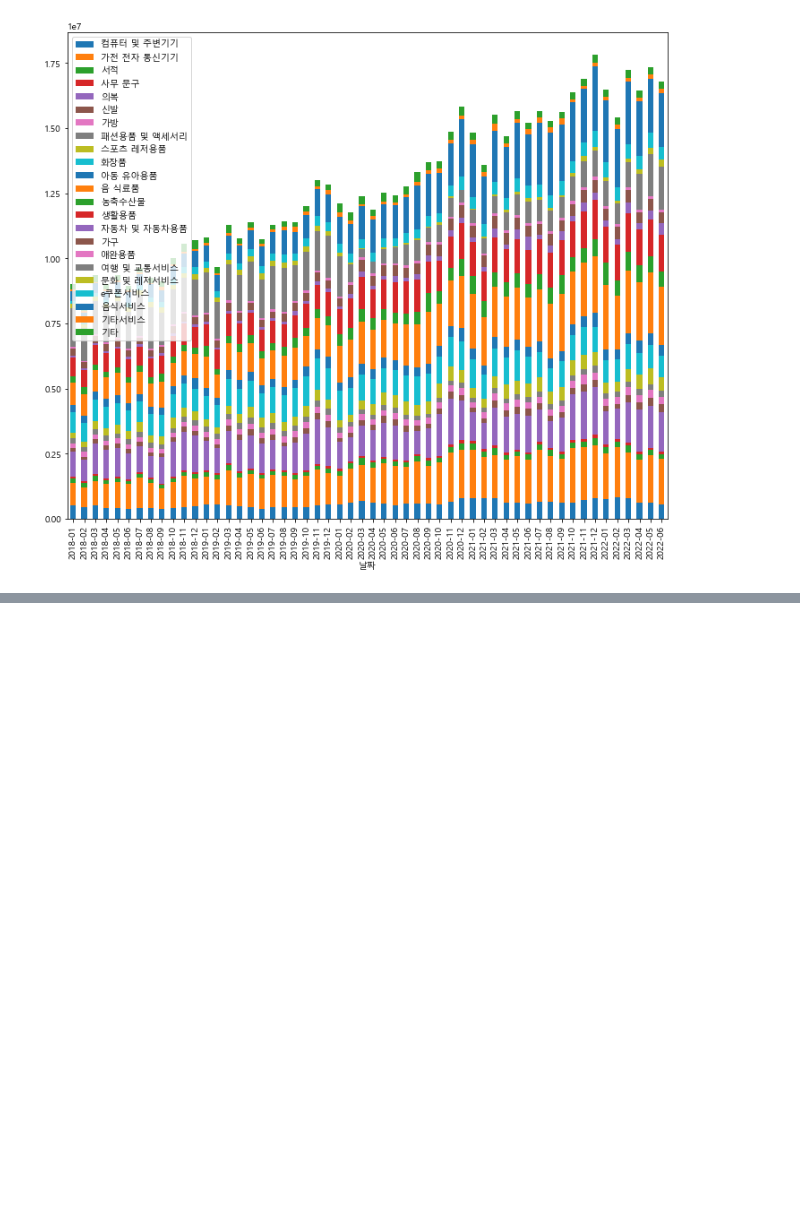
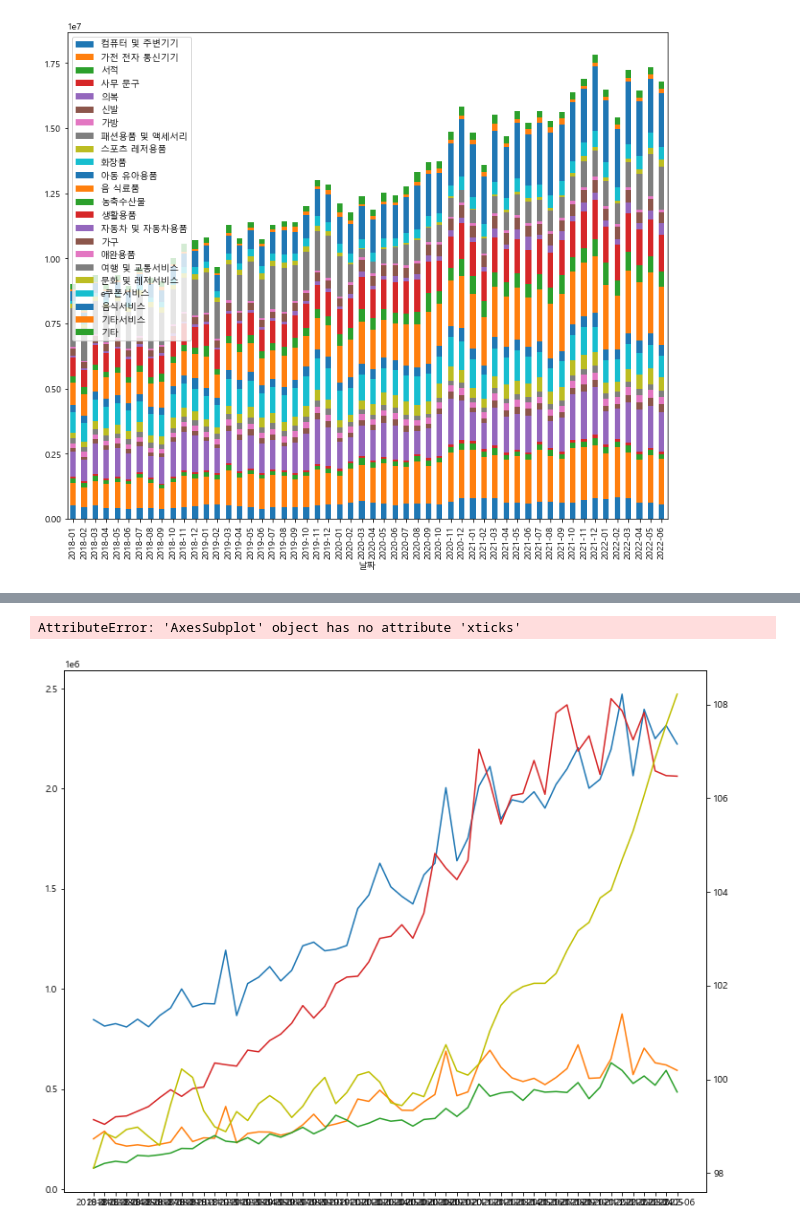
Before and after one commit to jkim0313/project1_dajopay, a Jupyter notebook: preprocess.ipynb, the cells around one changed output, grey strips where cells are left out. Cells and saved outputs as stored; diff of their text form; code cells hidden in the pictures; blank space fills up the shorter version.

```diff
--- a/preprocess.ipynb
+++ b/preprocess.ipynb
@@ -362,0 +444,18 @@ plt.show()
+# %%
+fig, ax1 = plt.subplots(figsize=(12,10))
+
+x = df_food_service_cpi["날짜"]
+y1 = df_food_service_cpi[["음 식료품", "농축수산물", "e쿠폰서비스", "음식서비스"]]
+y2 = df_food_service_cpi["전국"]
+
+ax1.plot(x, y1)
+# , kind='bar', stacked=True
+ax2 = ax1.twinx()
+ax2.plot(x, y2, color="y", label="CPI")
+
+plt.xticks(rotation=90)
+plt.legend()
+plt.show()
+# %% [output]
+AttributeError: 'AxesSubplot' object has no attribute 'xticks'
+[figure, added]
```
Also changed, not shown: parts of 11 cells of this notebook.
